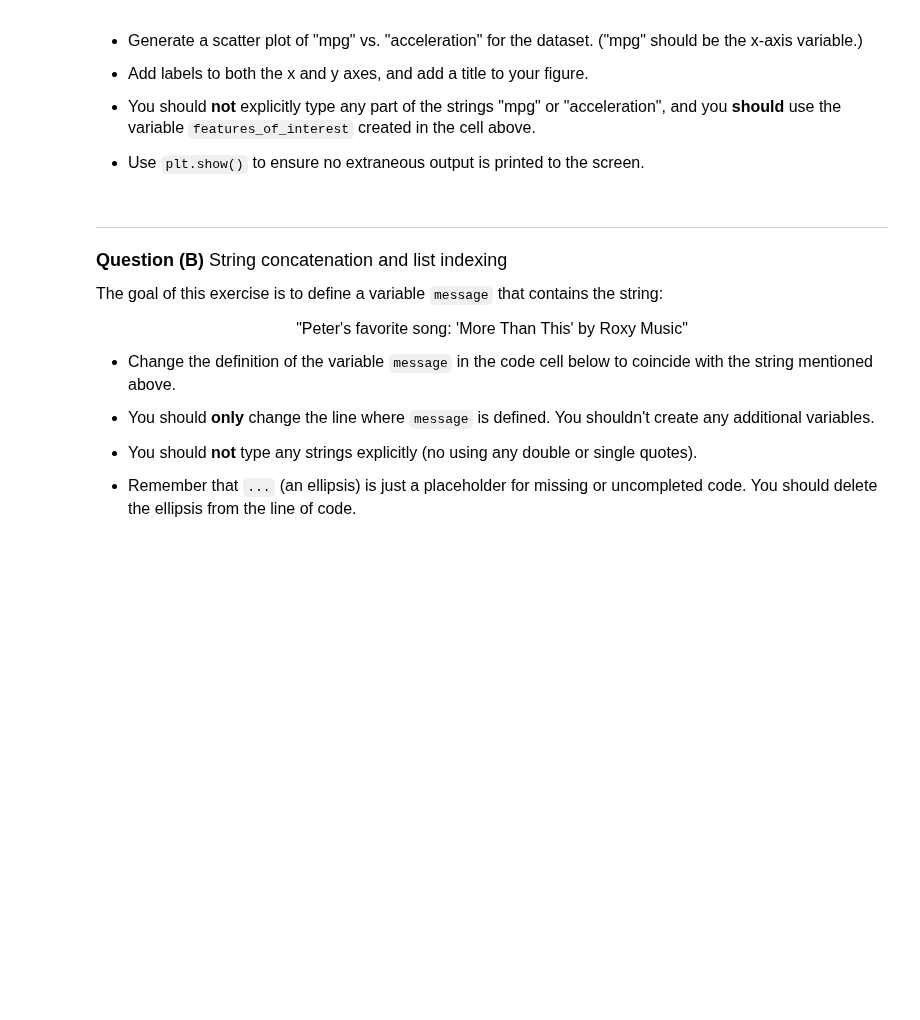
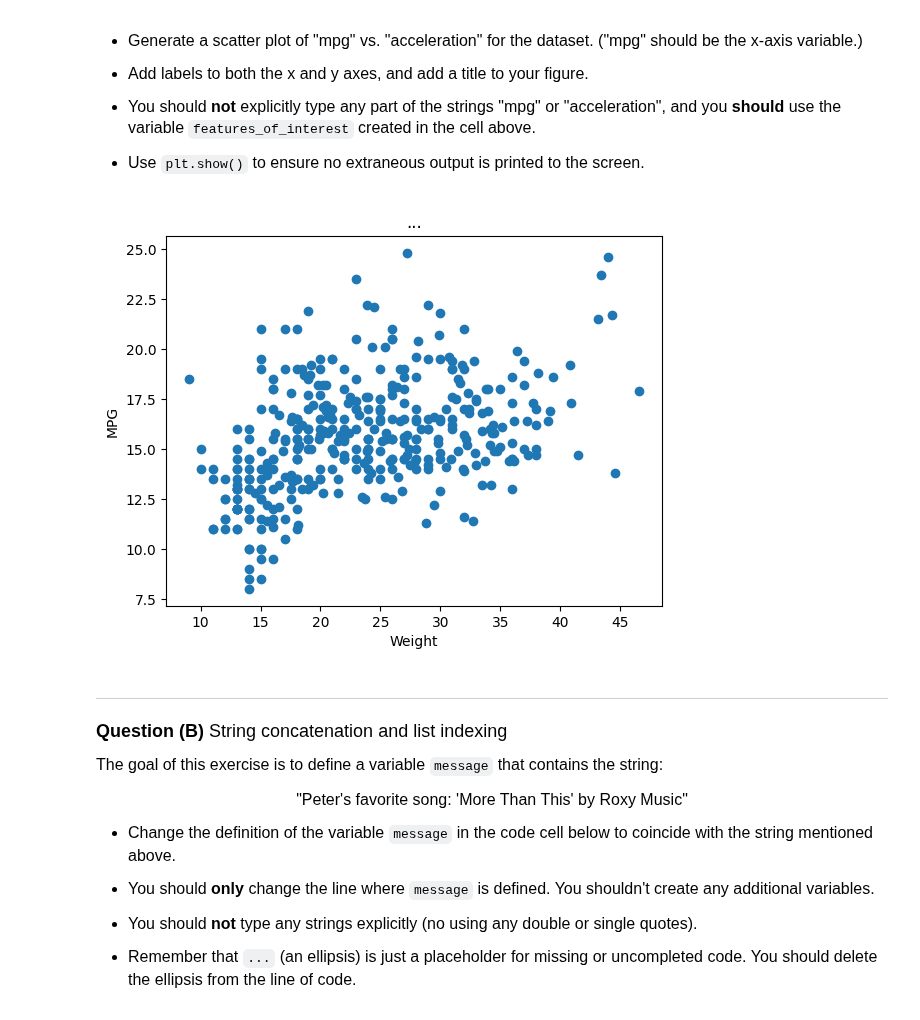
Before and after one commit to hector3813/datasci151fall2026, a Jupyter notebook: _quizzes/practice_quiz_solutions/practice_quiz.ipynb, the cells around one changed output. Saved outputs shown, nothing was run; the diff lists cells and outputs as text; code cells hidden in the pictures; blank space fills up the shorter version.

Commit message:
Update assignments and practice quiz

```diff
--- a/_quizzes/practice_quiz_solutions/practice_quiz.ipynb
+++ b/_quizzes/practice_quiz_solutions/practice_quiz.ipynb
@@ -37,6 +37,8 @@ ______________________
 - Using `pandas`, read in the file "features.csv" from the "quiz_data" folder and assign it to a variable named `df`.
 # %%
 ## Your code here
+import pandas as pd
+df = pd.read_csv('quiz_data/features.csv')
 # %% [markdown]
 <font size = "3">
 
@@ -59,6 +72,13 @@ features_of_interest = ["acceleration", "cylinders", "horsepower", "mpg"]
 - Use `plt.show()` to ensure no extraneous output is printed to the screen.
 # %%
 # your code here
+features_of_interest = ["acceleration", "cylinders", "horsepower", "mpg"]
+import matplotlib.pyplot as plt
+plt.scatter(x=df[features_of_interest[3]], y=df[features_of_interest[0]])
+plt.xlabel("Weight"); plt.ylabel("MPG"); plt.title("...")
+plt.show()
+# %% [output]
+[figure, added]
 # %% [markdown]
 _______________________________
 <font size = "4">
```
Also changed, not shown: parts of 5 cells of this notebook, 3 other files.
